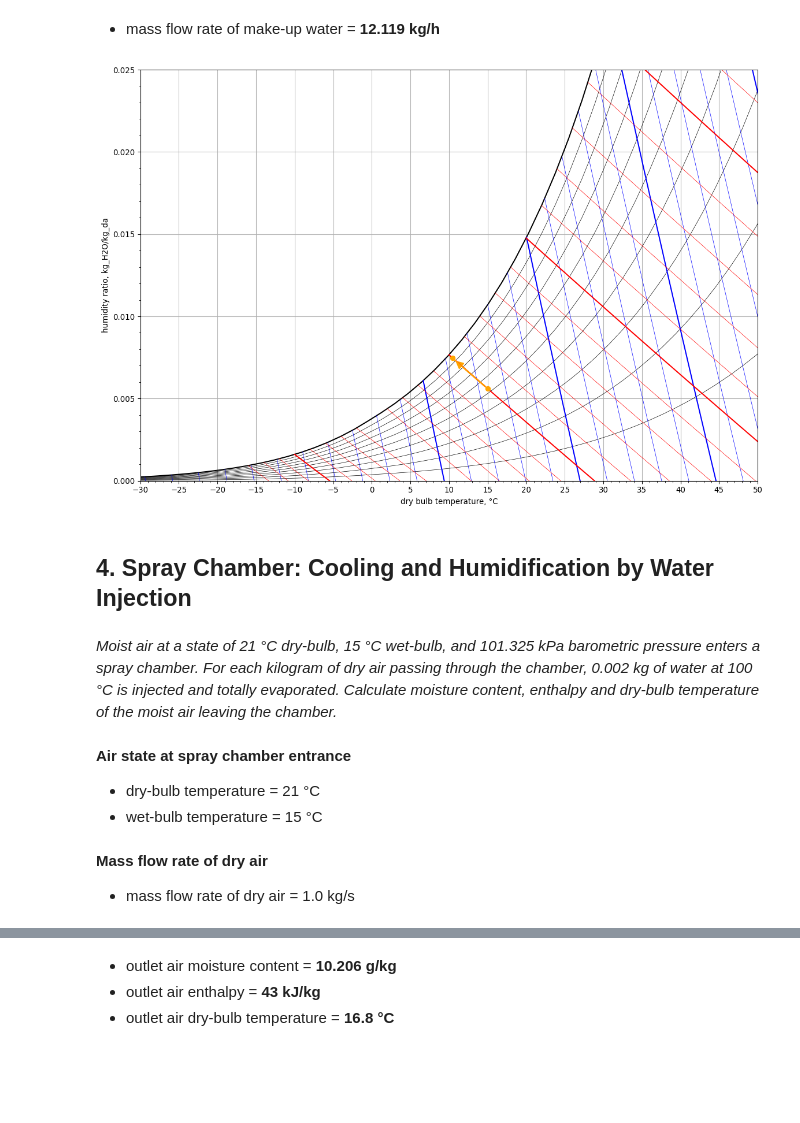
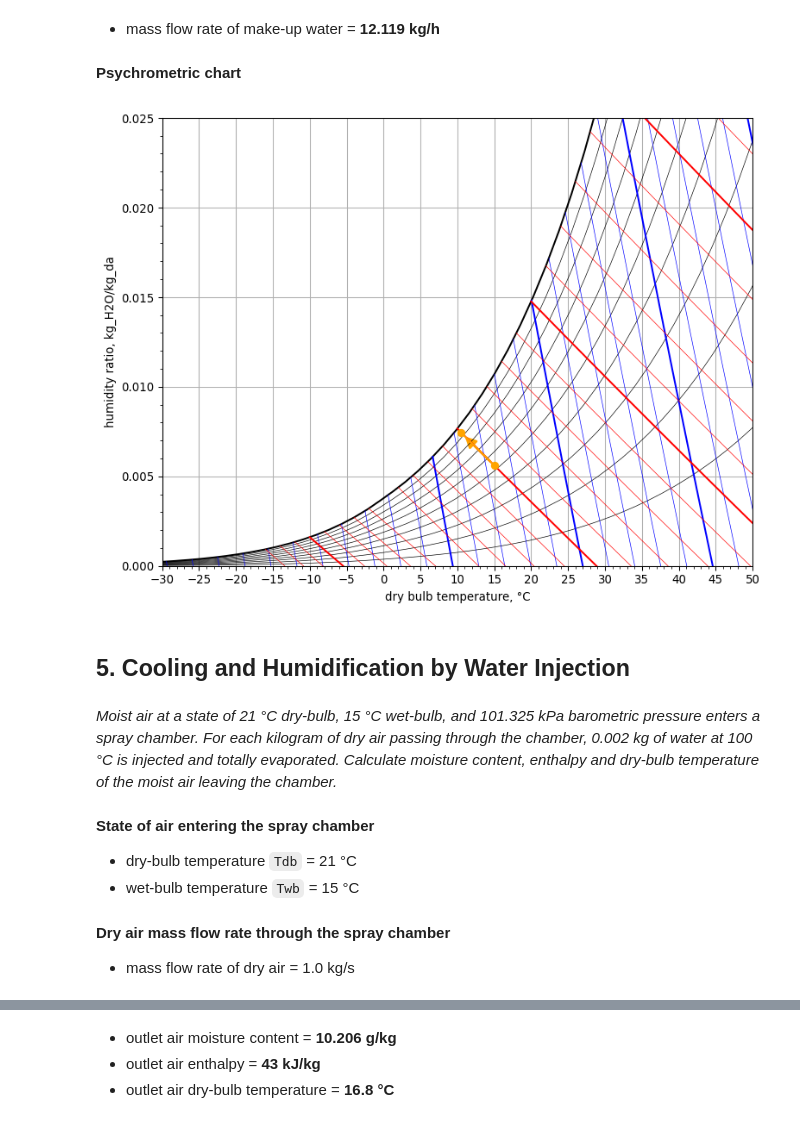
Before and after one commit to TomLXXVI/Air-Conditioning, a Jupyter notebook: airco_proc_01.ipynb, the cells around one changed output, grey strips where cells are left out. Cells and saved outputs as stored; diff of their text form; code cells hidden in the pictures; blank space fills up the shorter version.

```diff
--- a/airco_proc_01.ipynb
+++ b/airco_proc_01.ipynb
@@ -196,29 +267,31 @@ ja.display_list([
 ])
 # %% [output]
 mass flow rate of make-up water = 12.119 kg/h
+# %% [markdown]
+**Psychrometric chart**
 # %%
-psych_chart = PsychrometricChart()
+psych_chart = PsychrometricChart(fig_size=(8, 6))
 psych_chart.plot_process(
     name='evaporative cooling',
     start_point=StatePoint(air_washer.air_in.Tdb, air_washer.air_in.W),
     end_point=StatePoint(air_washer.air_out.Tdb, air_washer.air_out.W)
 )
 psych_chart.show()
 # %% [output]
-[figure, old version]
+[figure, new version]
 # %% [markdown]
-## 4. Spray Chamber: Cooling and Humidification by Water Injection
+## 5. Cooling and Humidification by Water Injection
 # %% [markdown]
 *Moist air at a state of 21 °C dry-bulb, 15 °C wet-bulb, and 101.325 kPa barometric pressure enters a spray chamber. For each kilogram of dry air passing through the chamber, 0.002 kg of water at 100 °C is injected and totally evaporated. Calculate moisture content, enthalpy and dry-bulb temperature of the moist air leaving the chamber.*
 # %% [markdown]
-**Air state at spray chamber entrance**
+**State of air entering the spray chamber**
 
-- dry-bulb temperature = 21 °C
-- wet-bulb temperature = 15 °C
+- dry-bulb temperature `Tdb` = 21 °C
+- wet-bulb temperature `Twb` = 15 °C
 # %%
 air_in = HumidAir(Tdb=Q_(21.0, 'degC'), Twb=Q_(15.0, 'degC'))
 # %% [markdown]
-**Mass flow rate of dry air**
+**Dry air mass flow rate through the spray chamber**
 
 - mass flow rate of dry air = 1.0 kg/s
 # %%
```
Also changed, not shown: parts of 115 cells of this notebook, 6 other files.
